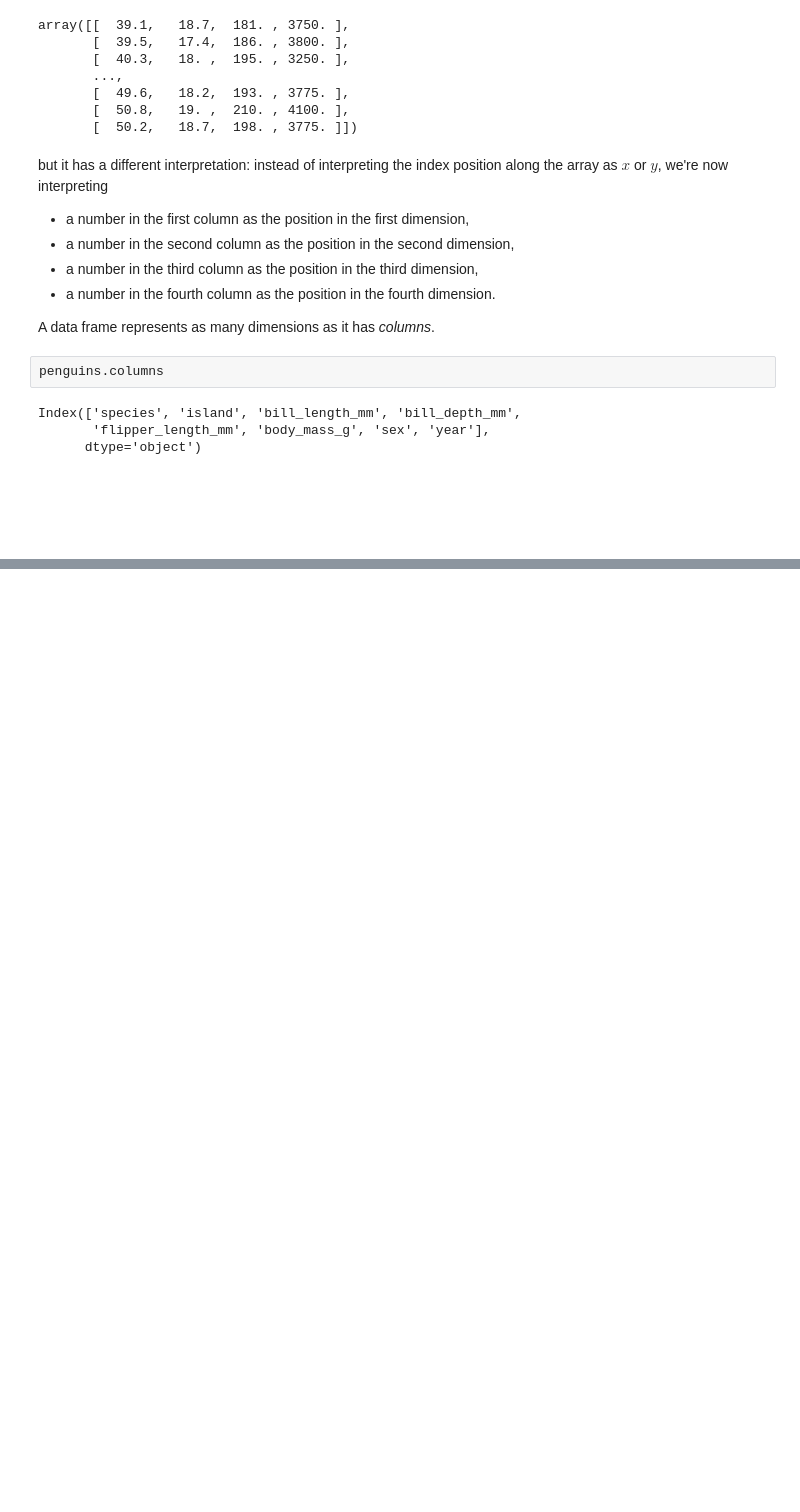
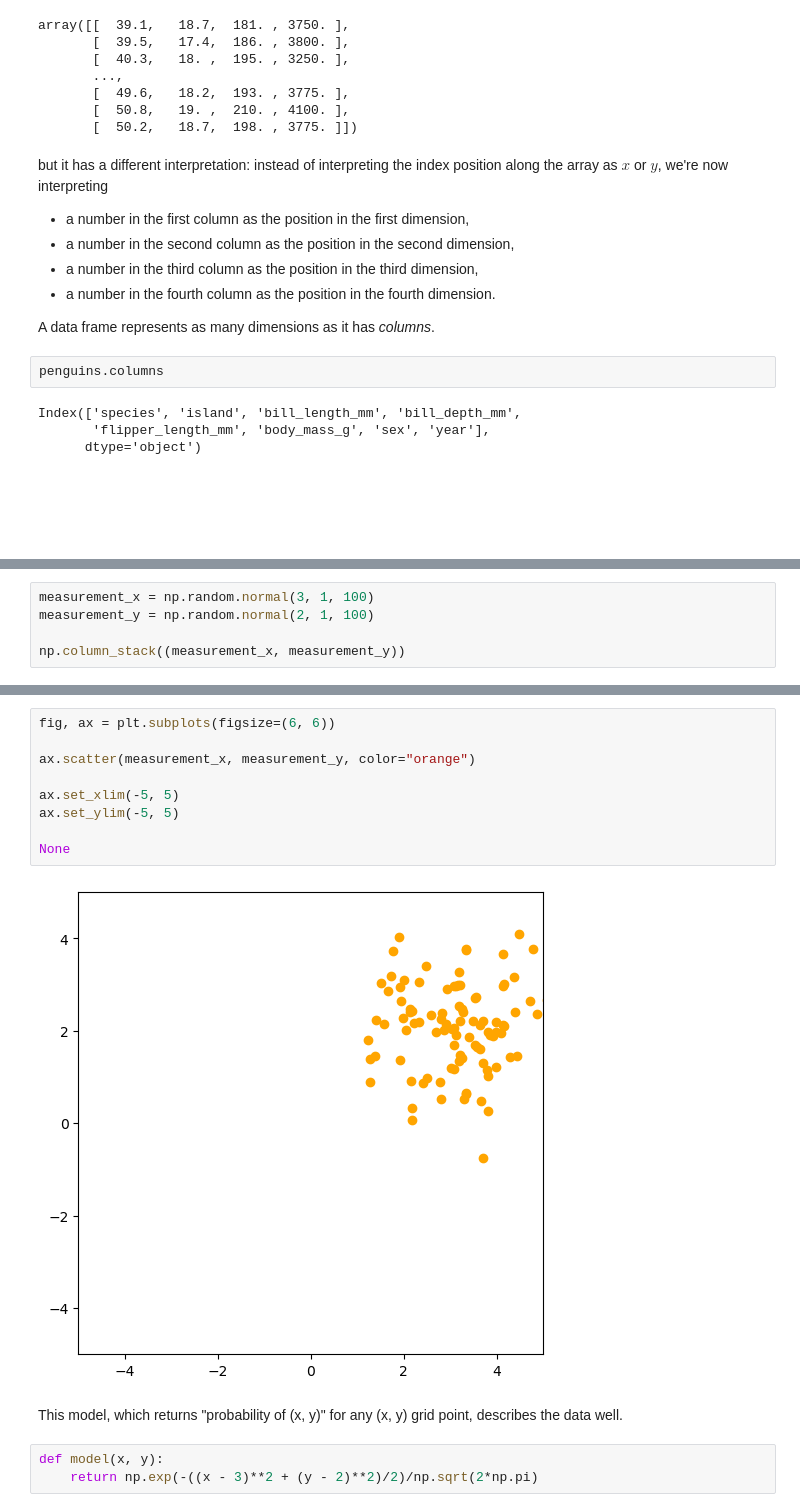
Before and after one commit to jpivarski-talks/2025-07-12-scipy-teen-track, a Jupyter notebook: site/files/03-math-background.ipynb, the cells around one changed output, grey strips where cells are left out. Saved outputs shown, nothing was run; the diff lists cells and outputs as text; blank space fills up the shorter version.

```diff
--- a/site/files/03-math-background.ipynb
+++ b/site/files/03-math-background.ipynb
@@ -296,0 +308,5 @@ Index(['species', 'island', 'bill_length_mm', 'bill_depth_mm',
+# %%
+measurement_x = np.random.normal(3, 1, 100)
+measurement_y = np.random.normal(2, 1, 100)
+
+np.column_stack((measurement_x, measurement_y))
@@ -296,0 +331,16 @@ Index(['species', 'island', 'bill_length_mm', 'bill_depth_mm',
+# %%
+fig, ax = plt.subplots(figsize=(6, 6))
+
+ax.scatter(measurement_x, measurement_y, color="orange")
+
+ax.set_xlim(-5, 5)
+ax.set_ylim(-5, 5)
+
+None
+# %% [output]
+[figure, added]
+# %% [markdown]
+This model, which returns "probability of (x, y)" for any (x, y) grid point, describes the data well.
+# %%
+def model(x, y):
+    return np.exp(-((x - 3)**2 + (y - 2)**2)/2)/np.sqrt(2*np.pi)
```
Also changed, not shown: parts of 9 cells of this notebook.
